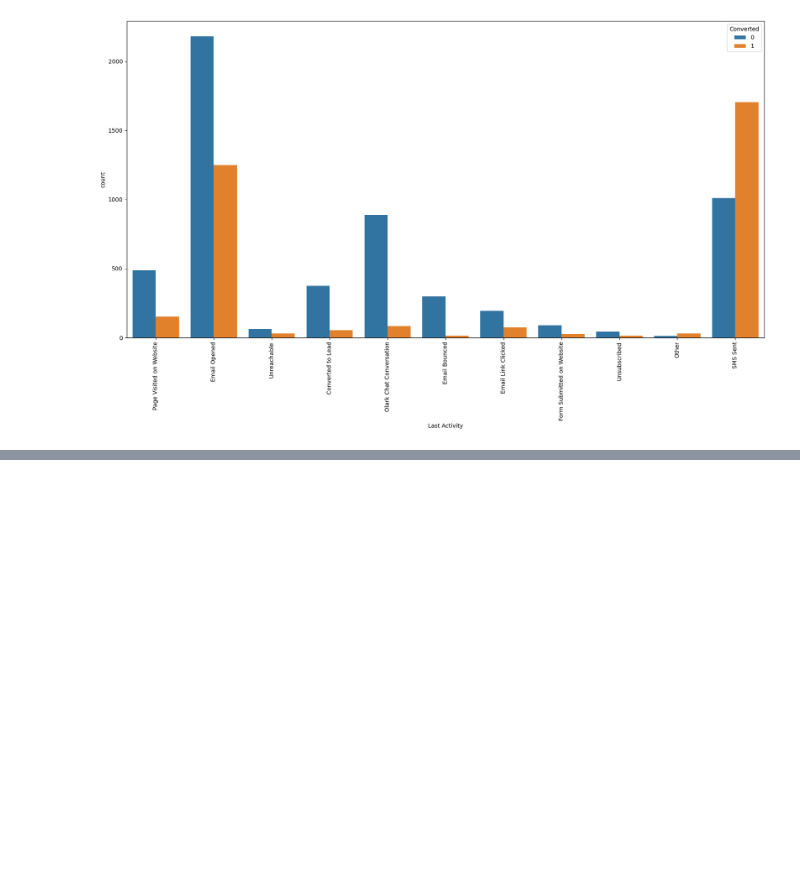
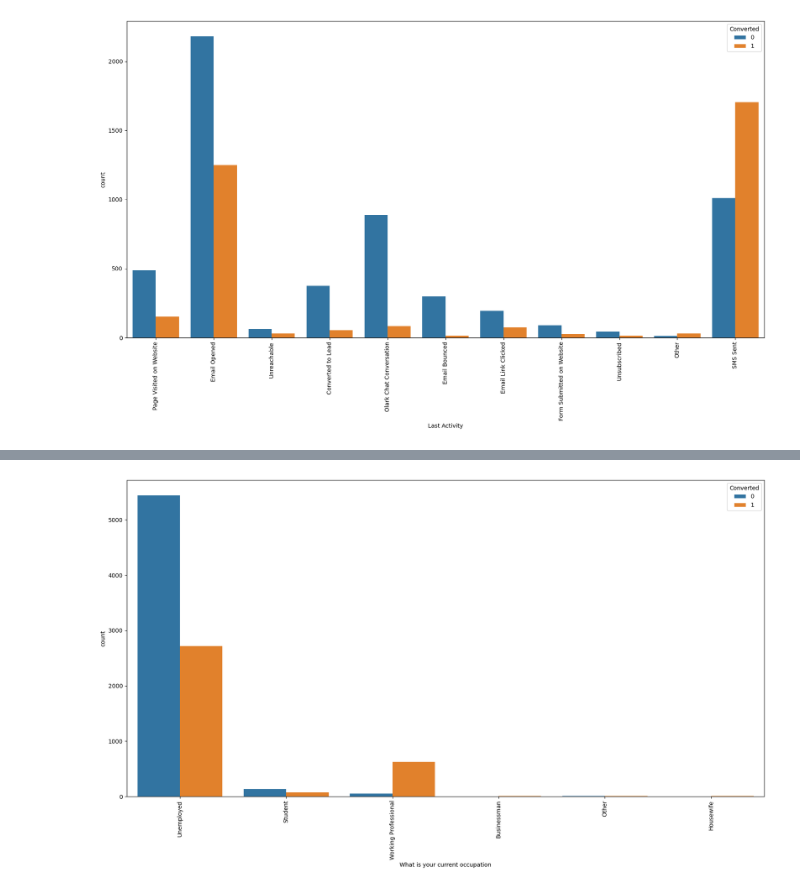
Before and after one commit to PrasunPK/lead-scoring-case-study, a Jupyter notebook: Case+Study.ipynb, the cells around one changed output, grey strips where cells are left out. Saved outputs shown, nothing was run; the diff lists cells and outputs as text; code cells hidden in the pictures; blank space fills up the shorter version.

```diff
--- a/Case+Study.ipynb
+++ b/Case+Study.ipynb
@@ -690,0 +717,7 @@ plt.show()
+# %%
+plt.figure(figsize=(20, 10))
+sns.countplot(data = leads, x = 'What is your current occupation', hue = 'Converted')
+plt.xticks(rotation = 90)
+plt.show()
+# %% [output]
+[figure, added]
```
Also changed, not shown: parts of 15 cells of this notebook.
